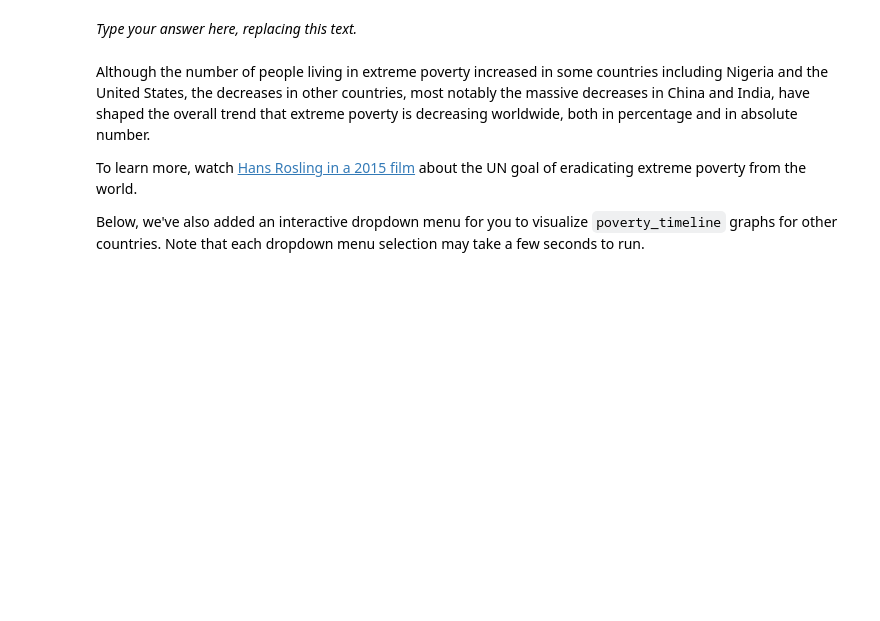
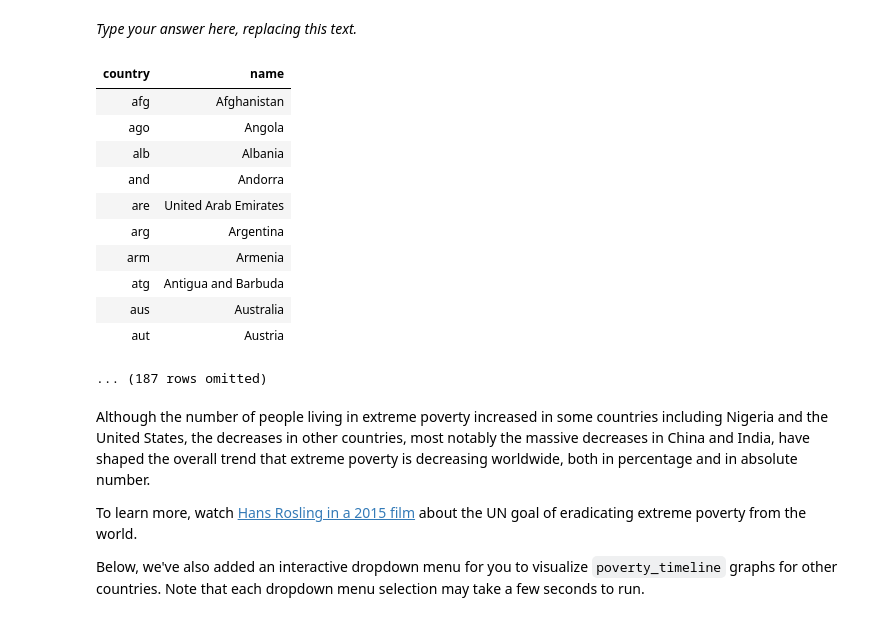
Before and after one commit to trentonbates/fall-24-data1350, a Jupyter notebook: Projects/project1/project1.ipynb, the cells around one changed output. Drawn from its saved outputs; the diff is of its cells as text; code cells hidden in the pictures; blank space fills up the shorter version.

```diff
--- a/Projects/project1/project1.ipynb
+++ b/Projects/project1/project1.ipynb
@@ -781,13 +832,30 @@ _Type your answer here, replacing this text._
 # %%
 def poverty_timeline(country):
     '''Draw a timeline of people living in extreme poverty in a country.'''
-    geo = ...
+    geo = country
     # This solution will take multiple lines of code. Use as many as you need
-    ...
+    geo_codes = countries.column("country")
+    timeline = poverty.where("", are.contained_in)
     # Don't change anything below this line.
-    plots.title(country)
-    plots.ylim(bottom=0)
-    plots.show() # This should be the last line of your function.
+    # plots.title(country)
+    # plots.ylim(bottom=0)
+    # plots.show() # This should be the last line of your function.
+    return timeline
+
+poverty_timeline(test)
+# %% [output]
+| country | name |
+| afg | Afghanistan |
+| ago | Angola |
+| alb | Albania |
+| and | Andorra |
+| are | United Arab Emirates |
+| arg | Argentina |
+| arm | Armenia |
+| atg | Antigua and Barbuda |
+| aus | Australia |
+| aut | Austria |
+... (187 rows omitted)
 # %%
 poverty_timeline('Poland')
 poverty_timeline('India')
```
Also changed, not shown: parts of 19 cells of this notebook, 1 other file.
